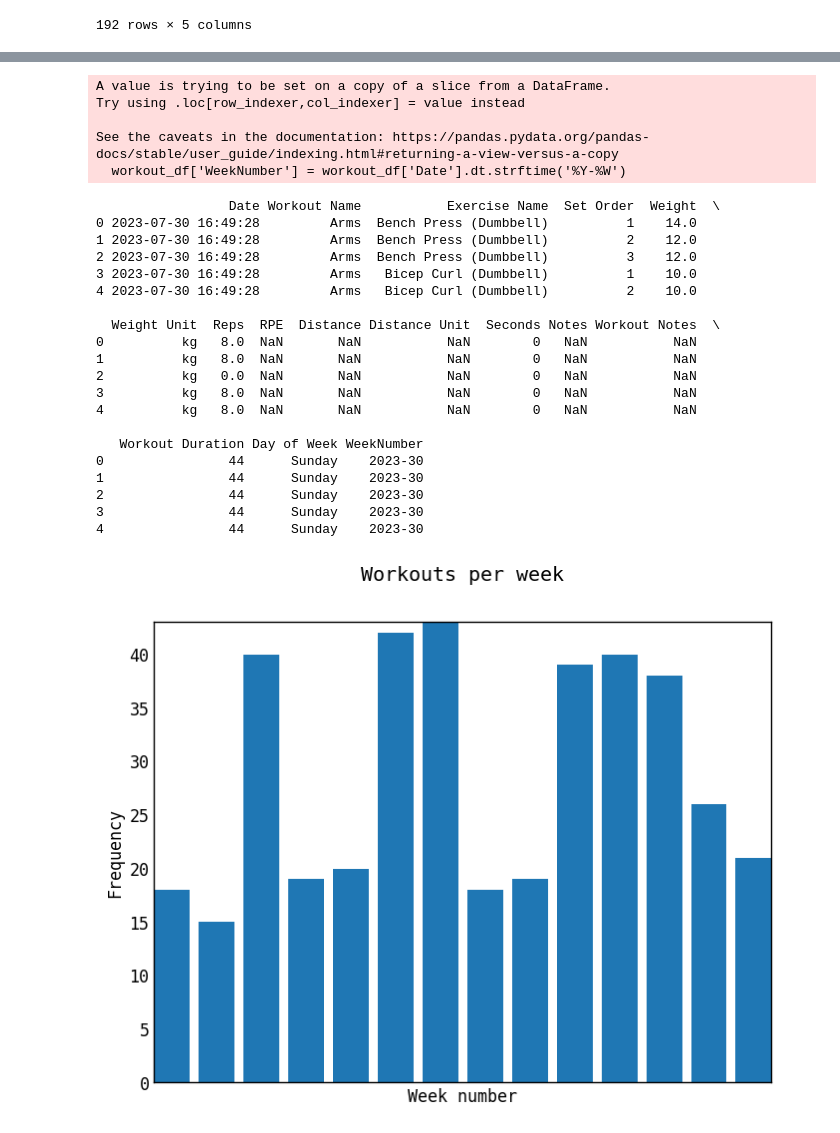
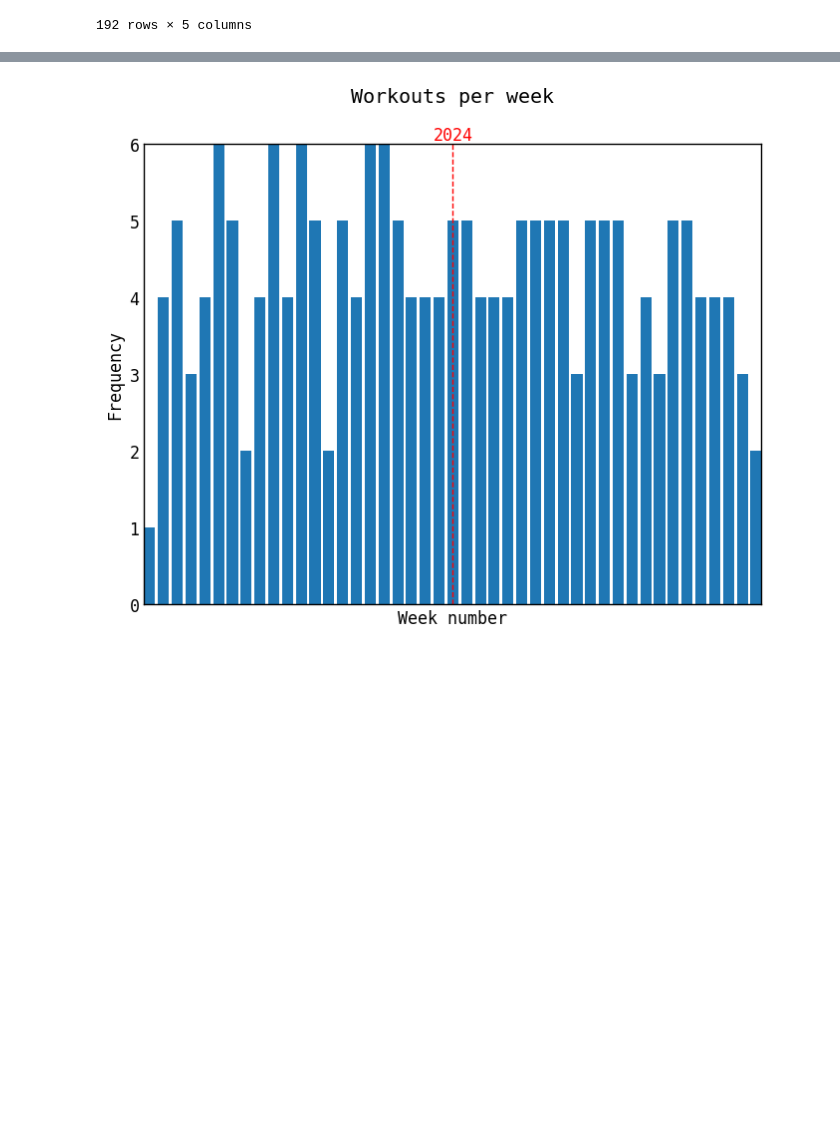
Before and after one commit to Aebel-Shajan/gym-data-analysis, a Jupyter notebook: experimentation.Ipynb, the cells around one changed output, grey strips where cells are left out. Drawn from its saved outputs; the diff is of its cells as text; code cells hidden in the pictures; blank space fills up the shorter version.

```diff
--- a/experimentation.Ipynb
+++ b/experimentation.Ipynb
@@ -77,30 +72,8 @@ See the caveats in the documentation: https://pandas.pydata.org/pandas-docs/stab
 # %%
+
+import gym_data_analysis.data_processing as analysis
+
 # display weekly workout frequency
-analysis.plot_weekly_workout(filtered_df)
+analysis.plot_weekly_workout(grouped_df)
 # %% [output]
-A value is trying to be set on a copy of a slice from a DataFrame.
-Try using .loc[row_indexer,col_indexer] = value instead
-
-See the caveats in the documentation: https://pandas.pydata.org/pandas-docs/stable/user_guide/indexing.html#returning-a-view-versus-a-copy
-  workout_df['WeekNumber'] = workout_df['Date'].dt.strftime('%Y-%W')
-                 Date Workout Name           Exercise Name  Set Order  Weight  \
-0 2023-07-30 16:49:28         Arms  Bench Press (Dumbbell)          1    14.0
-1 2023-07-30 16:49:28         Arms  Bench Press (Dumbbell)          2    12.0
-2 2023-07-30 16:49:28         Arms  Bench Press (Dumbbell)          3    12.0
-3 2023-07-30 16:49:28         Arms   Bicep Curl (Dumbbell)          1    10.0
-4 2023-07-30 16:49:28         Arms   Bicep Curl (Dumbbell)          2    10.0
-
-  Weight Unit  Reps  RPE  Distance Distance Unit  Seconds Notes Workout Notes  \
-0          kg   8.0  NaN       NaN           NaN        0   NaN           NaN
-1          kg   8.0  NaN       NaN           NaN        0   NaN           NaN
-2          kg   0.0  NaN       NaN           NaN        0   NaN           NaN
-3          kg   8.0  NaN       NaN           NaN        0   NaN           NaN
-4          kg   8.0  NaN       NaN           NaN        0   NaN           NaN
-
-   Workout Duration Day of Week WeekNumber
-0                44      Sunday    2023-30
-1                44      Sunday    2023-30
-2                44      Sunday    2023-30
-3                44      Sunday    2023-30
-4                44      Sunday    2023-30
-[figure, old version]
+[figure, new version]
```
Also changed, not shown: parts of 2 cells of this notebook, 1 other file.
